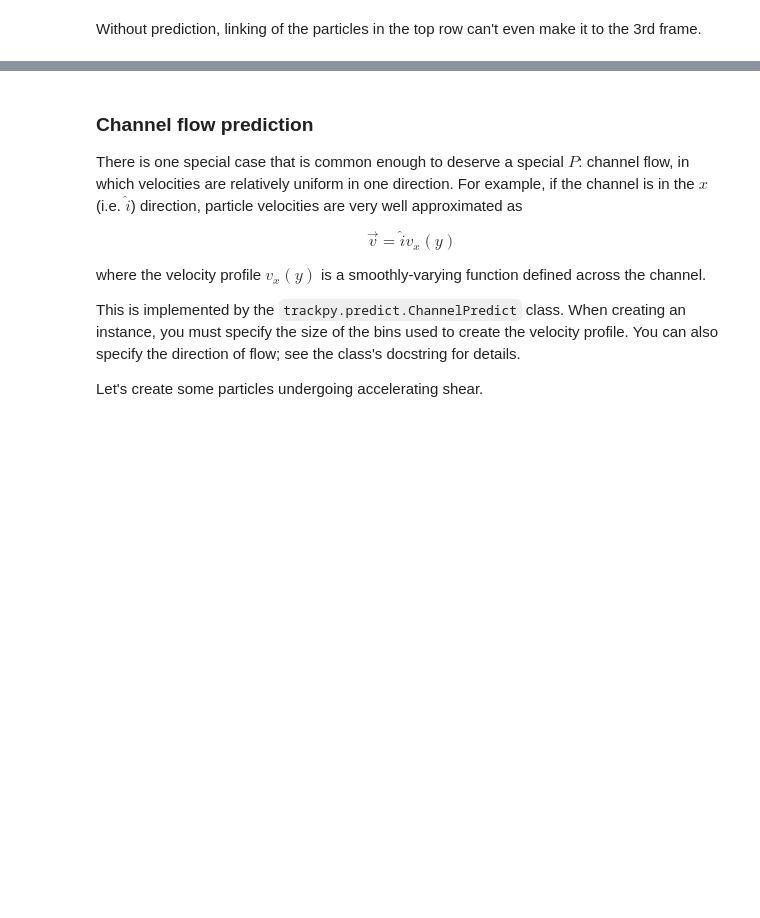
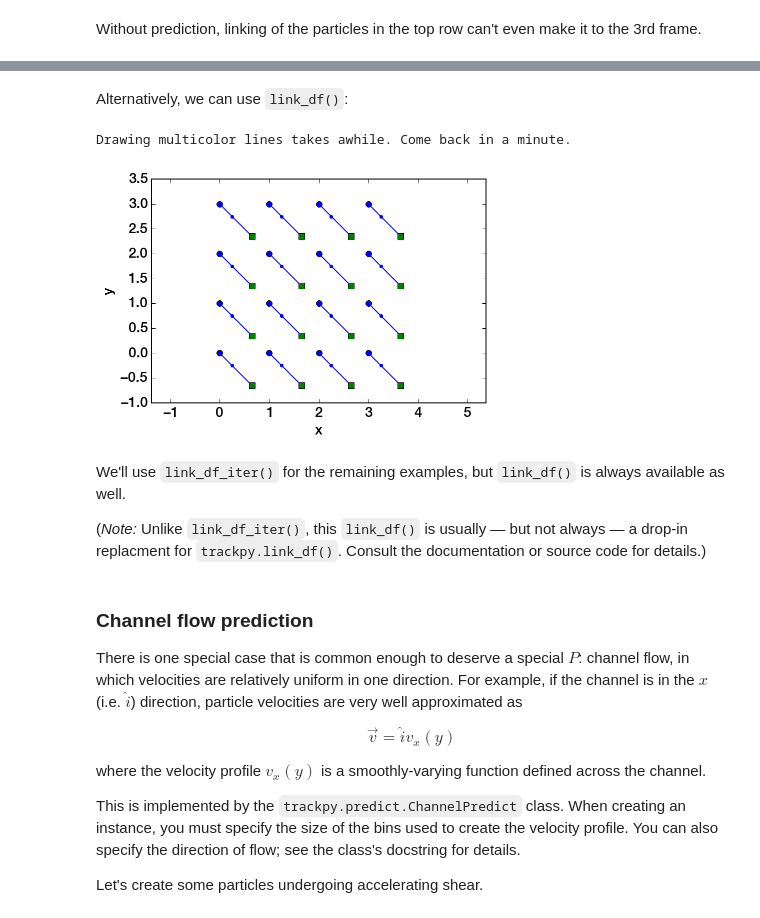
Before and after one commit to soft-matter/trackpy-examples, a Jupyter notebook: notebooks/prediction.ipynb, the cells around one changed output, grey strips where cells are left out. Drawn from its saved outputs; the diff is of its cells as text; code cells hidden in the pictures; blank space fills up the shorter version.

Commit message:
ENH: Add link_df() to prediction tutorial.

```diff
--- a/notebooks/prediction.ipynb
+++ b/notebooks/prediction.ipynb
@@ -135,3 +137,16 @@ Drawing multicolor lines takes awhile. Come back in a minute.
+# %% [markdown]
+Alternatively, we can use `link_df()`:
+# %%
+pred = trackpy.predict.NearestVelocityPredict()
+tr = pred.link_df(pandas.concat(frames), 0.5)
+trshow(tr)
+# %% [output]
+Drawing multicolor lines takes awhile. Come back in a minute.
+[figure, added]
+# %% [markdown]
+We'll use `link_df_iter()` for the remaining examples, but `link_df()` is always available as well.
+
+(*Note:* Unlike `link_df_iter()`, this `link_df()` is usually — but not always — a drop-in replacment for `trackpy.link_df()`. Consult the documentation or source code for details.)
 # %% [markdown]
 ### Channel flow prediction
 
```
Also changed, not shown: parts of 10 cells of this notebook.
